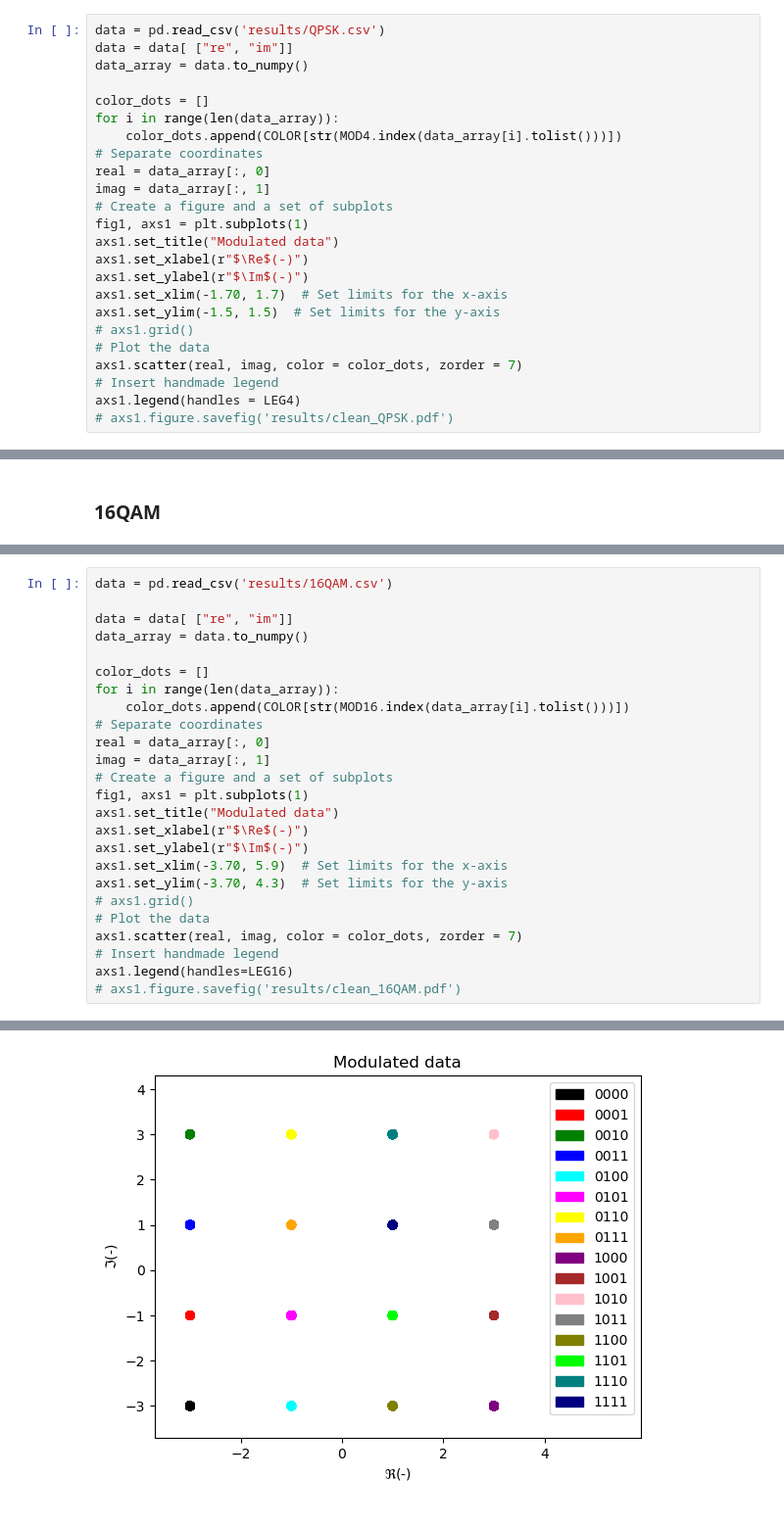
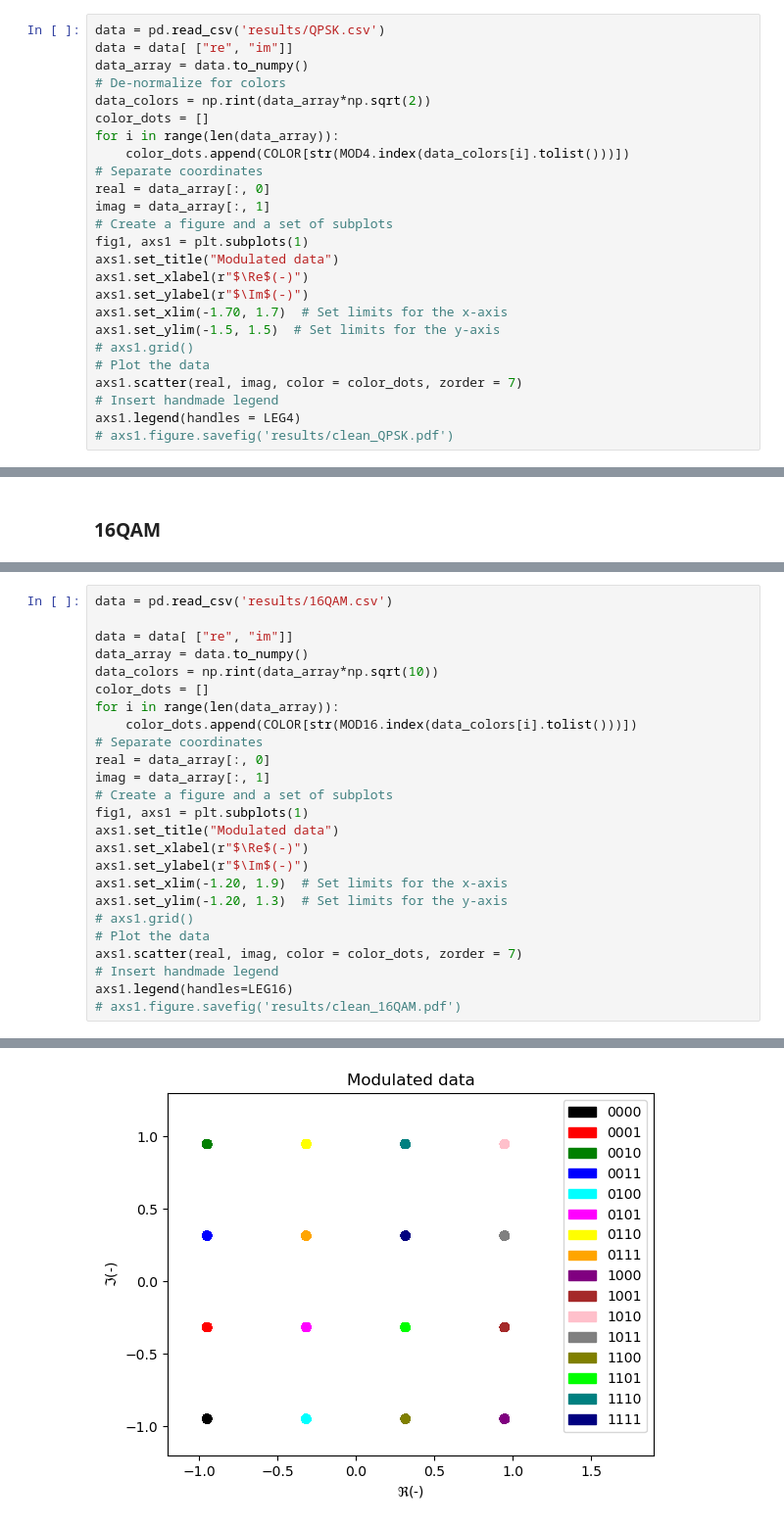
Before and after one commit to DiegoSanzB/EL7041_Project_2, a Jupyter notebook: test.ipynb, the cells around one changed output, grey strips where cells are left out. Shown at 98% size. Cells and saved outputs as stored; diff of their text form.

```diff
--- a/test.ipynb
+++ b/test.ipynb
@@ -13,10 +13,11 @@ warnings.simplefilter(action='ignore', category=FutureWarning)
 data = pd.read_csv('results/QPSK.csv')
 data = data[ ["re", "im"]]
 data_array = data.to_numpy()
-
+# De-normalize for colors
+data_colors = np.rint(data_array*np.sqrt(2))
 color_dots = []
 for i in range(len(data_array)):
-    color_dots.append(COLOR[str(MOD4.index(data_array[i].tolist()))])
+    color_dots.append(COLOR[str(MOD4.index(data_colors[i].tolist()))])
 # Separate coordinates
 real = data_array[:, 0]
 imag = data_array[:, 1]
@@ -41,28 +46,28 @@ axs1.legend(handles = LEG4)
 # %%
 data = pd.read_csv('results/16QAM.csv')
 
 data = data[ ["re", "im"]]
 data_array = data.to_numpy()
-
+data_colors = np.rint(data_array*np.sqrt(10))
 color_dots = []
 for i in range(len(data_array)):
-    color_dots.append(COLOR[str(MOD16.index(data_array[i].tolist()))])
+    color_dots.append(COLOR[str(MOD16.index(data_colors[i].tolist()))])
 # Separate coordinates
 real = data_array[:, 0]
 imag = data_array[:, 1]
 # Create a figure and a set of subplots
 fig1, axs1 = plt.subplots(1)
 axs1.set_title("Modulated data")
 axs1.set_xlabel(r"$\Re$(-)")
 axs1.set_ylabel(r"$\Im$(-)")
-axs1.set_xlim(-3.70, 5.9)  # Set limits for the x-axis
-axs1.set_ylim(-3.70, 4.3)  # Set limits for the y-axis
+axs1.set_xlim(-1.20, 1.9)  # Set limits for the x-axis
+axs1.set_ylim(-1.20, 1.3)  # Set limits for the y-axis
 # axs1.grid()
 # Plot the data
 axs1.scatter(real, imag, color = color_dots, zorder = 7)
 # Insert handmade legend
 axs1.legend(handles=LEG16)
 # axs1.figure.savefig('results/clean_16QAM.pdf')
 # %% [output]
 <matplotlib.legend.Legend at 0x...>
-[figure, old version]
+[figure, new version]
```
Also changed, not shown: parts of 2 cells of this notebook, 4 other files.
